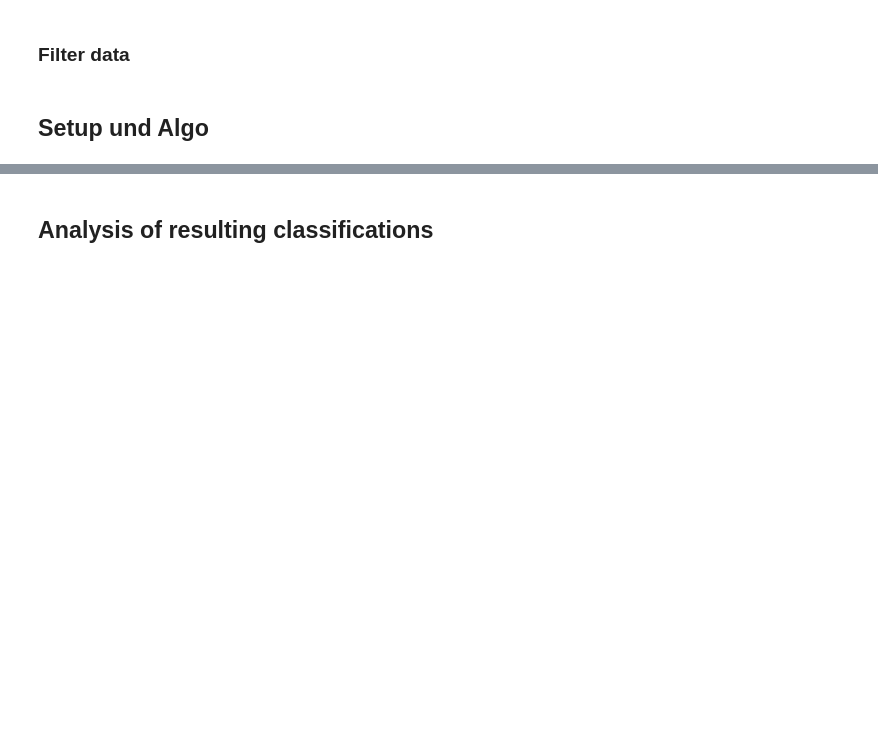
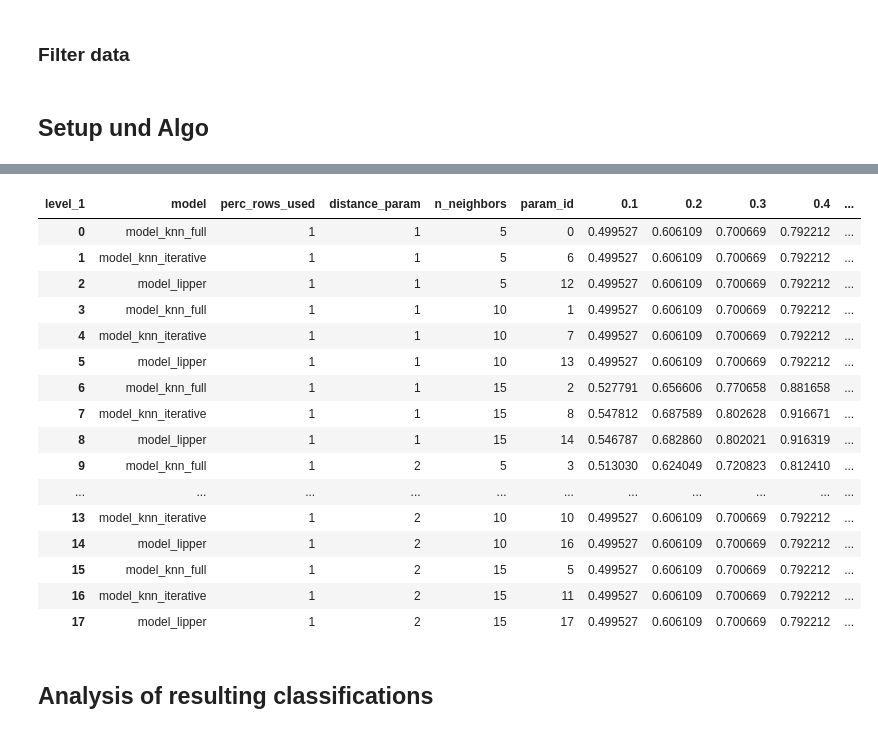
Before and after one commit to Amglex/Mutual-Funds, a Jupyter notebook: notebooks/040 - Classification Loop.ipynb, the cells around one changed output, grey strips where cells are left out. Cells and saved outputs as stored; diff of their text form; code cells hidden in the pictures; blank space fills up the shorter version.

```diff
--- a/notebooks/040 - Classification Loop.ipynb
+++ b/notebooks/040 - Classification Loop.ipynb
@@ -229,3 +255,8 @@ def error_vola_deciles(returns_m):
+# %%
+def expand_grid(dictionary):
+    temp = pd.DataFrame([row for row in product(*dictionary.values())],
+                           columns=dictionary.keys())
+    return(temp)
 # %% [markdown]
 ## Setup und Algo
 # %%
@@ -290,0 +279,13 @@ results
+# %%
+list_df = []
+
+for i, row in param_grid.iterrows():
+    no_rows = param_grid.shape[0]
+    params = row
+
+    temp = full_algo(params)
+    list_df.append(temp)
+
+    print('Finished model nr:  {} - {:6.2f}%'.format(i+1, (i+1) / no_rows * 100))
+
+results = pd.concat(list_df)
@@ -291,3 +310,45 @@ results
+# %%
+deciles = results.iloc[:,0:9]
+deciles = deciles.reset_index(drop = True)
+
+params_deciles = results.iloc[:,9:]
+params_deciles = params_deciles.reset_index()
+
+weights = (params_deciles[['year','count']]
+                                  .drop_duplicates()
+                                  .assign(weight = lambda x: x['count'] / np.sum(x['count'])))
+weights = weights[['weight']].values
+
+params_deciles['param_id'] = (params_deciles
+                                  .assign(model_id = np.nan)
+                                  .groupby(['model','perc_rows_used', 'distance_param', 'n_neighbors'])
+                                  .ngroup())
+
+deciles = deciles.groupby(params_deciles['param_id']).apply(lambda x: np.sum(x * weights))
+
+params_deciles = (params_deciles
+                      .drop_duplicates(['model','perc_rows_used', 'distance_param', 'n_neighbors'])
+                      .drop(columns = ['year','count']))
+
+pd.concat([params_deciles,deciles],axis = 1)
+# %% [output]
+| level_1 | model | perc_rows_used | distance_param | n_neighbors | param_id | 0.1 | 0.2 | 0.3 | 0.4 | ... |
+| 0 | model_knn_full | 1 | 1 | 5 | 0 | 0.499527 | 0.606109 | 0.700669 | 0.792212 | ... |
+| 1 | model_knn_iterative | 1 | 1 | 5 | 6 | 0.499527 | 0.606109 | 0.700669 | 0.792212 | ... |
+| 2 | model_lipper | 1 | 1 | 5 | 12 | 0.499527 | 0.606109 | 0.700669 | 0.792212 | ... |
+| 3 | model_knn_full | 1 | 1 | 10 | 1 | 0.499527 | 0.606109 | 0.700669 | 0.792212 | ... |
+| 4 | model_knn_iterative | 1 | 1 | 10 | 7 | 0.499527 | 0.606109 | 0.700669 | 0.792212 | ... |
+| 5 | model_lipper | 1 | 1 | 10 | 13 | 0.499527 | 0.606109 | 0.700669 | 0.792212 | ... |
+| 6 | model_knn_full | 1 | 1 | 15 | 2 | 0.527791 | 0.656606 | 0.770658 | 0.881658 | ... |
+| 7 | model_knn_iterative | 1 | 1 | 15 | 8 | 0.547812 | 0.687589 | 0.802628 | 0.916671 | ... |
+| 8 | model_lipper | 1 | 1 | 15 | 14 | 0.546787 | 0.682860 | 0.802021 | 0.916319 | ... |
+| 9 | model_knn_full | 1 | 2 | 5 | 3 | 0.513030 | 0.624049 | 0.720823 | 0.812410 | ... |
+| ... | ... | ... | ... | ... | ... | ... | ... | ... | ... | ... |
+| 13 | model_knn_iterative | 1 | 2 | 10 | 10 | 0.499527 | 0.606109 | 0.700669 | 0.792212 | ... |
+| 14 | model_lipper | 1 | 2 | 10 | 16 | 0.499527 | 0.606109 | 0.700669 | 0.792212 | ... |
+| 15 | model_knn_full | 1 | 2 | 15 | 5 | 0.499527 | 0.606109 | 0.700669 | 0.792212 | ... |
+| 16 | model_knn_iterative | 1 | 2 | 15 | 11 | 0.499527 | 0.606109 | 0.700669 | 0.792212 | ... |
+| 17 | model_lipper | 1 | 2 | 15 | 17 | 0.499527 | 0.606109 | 0.700669 | 0.792212 | ... |
 # %% [markdown]
 ## Analysis of resulting classifications
 # %% [markdown]
```
Also changed, not shown: parts of 19 cells of this notebook.
